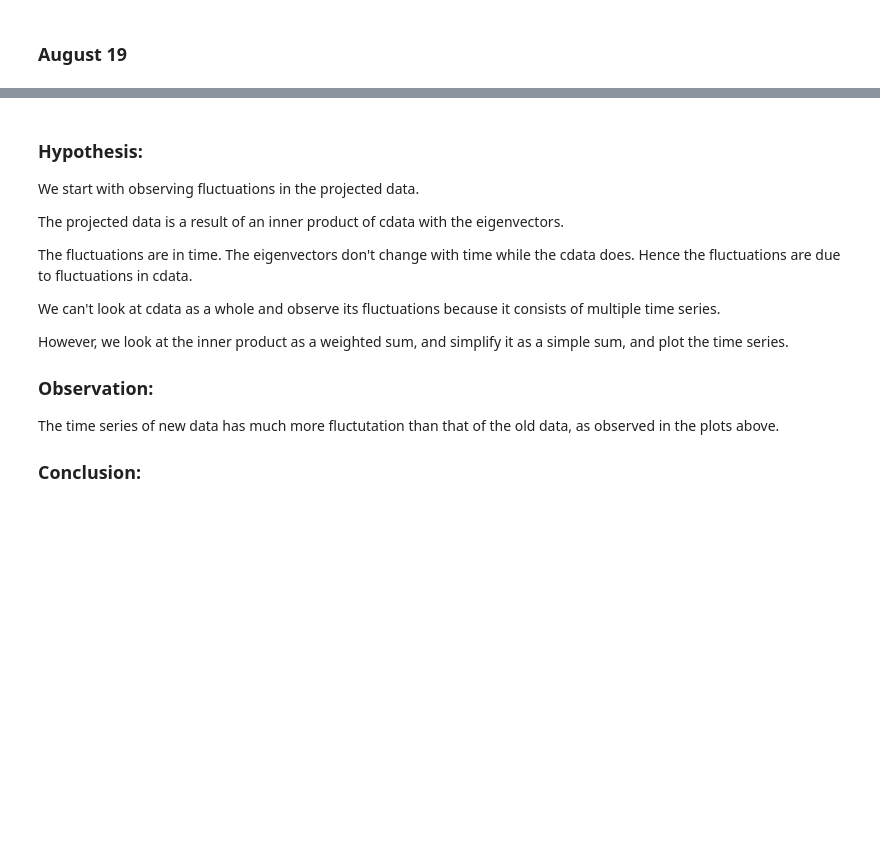
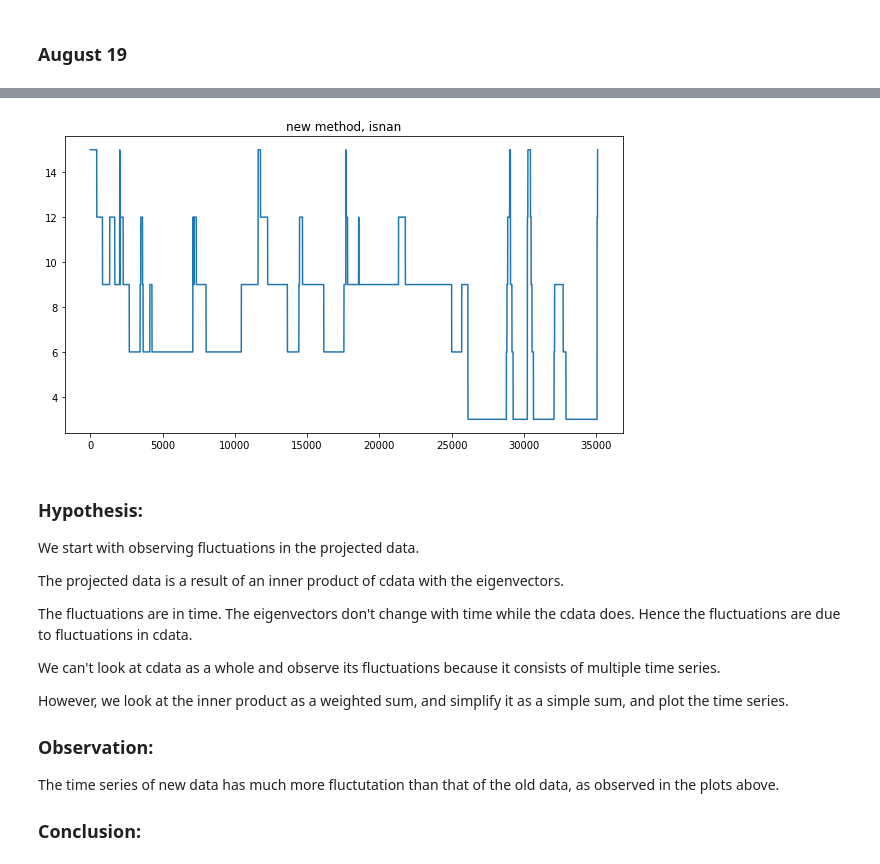
Before and after one commit to ArdelAlegre1/SoundMapping, a Jupyter notebook: Analysis/notebooks/PCA_oscillations_investigation.ipynb, the cells around one changed output, grey strips where cells are left out. Drawn from its saved outputs; the diff is of its cells as text; code cells hidden in the pictures; blank space fills up the shorter version.

```diff
--- a/Analysis/notebooks/PCA_oscillations_investigation.ipynb
+++ b/Analysis/notebooks/PCA_oscillations_investigation.ipynb
@@ -100,3 +99,12 @@ fig.show()
+# %%
+isnan_0819_new = np.sum(np.isnan(n2[:,1:]),axis=1)
+fig = plt.figure(figsize = (10,12))
+ax_old = fig.add_subplot(212)
+ax_old.plot(isnan_0819_new)
+ax_old.set_title('new method, isnan')
+fig.show()
+# %% [output]
+[figure, added]
 # %% [markdown]
 ### Hypothesis:
 
```
Also changed, not shown: parts of 32 cells of this notebook.
